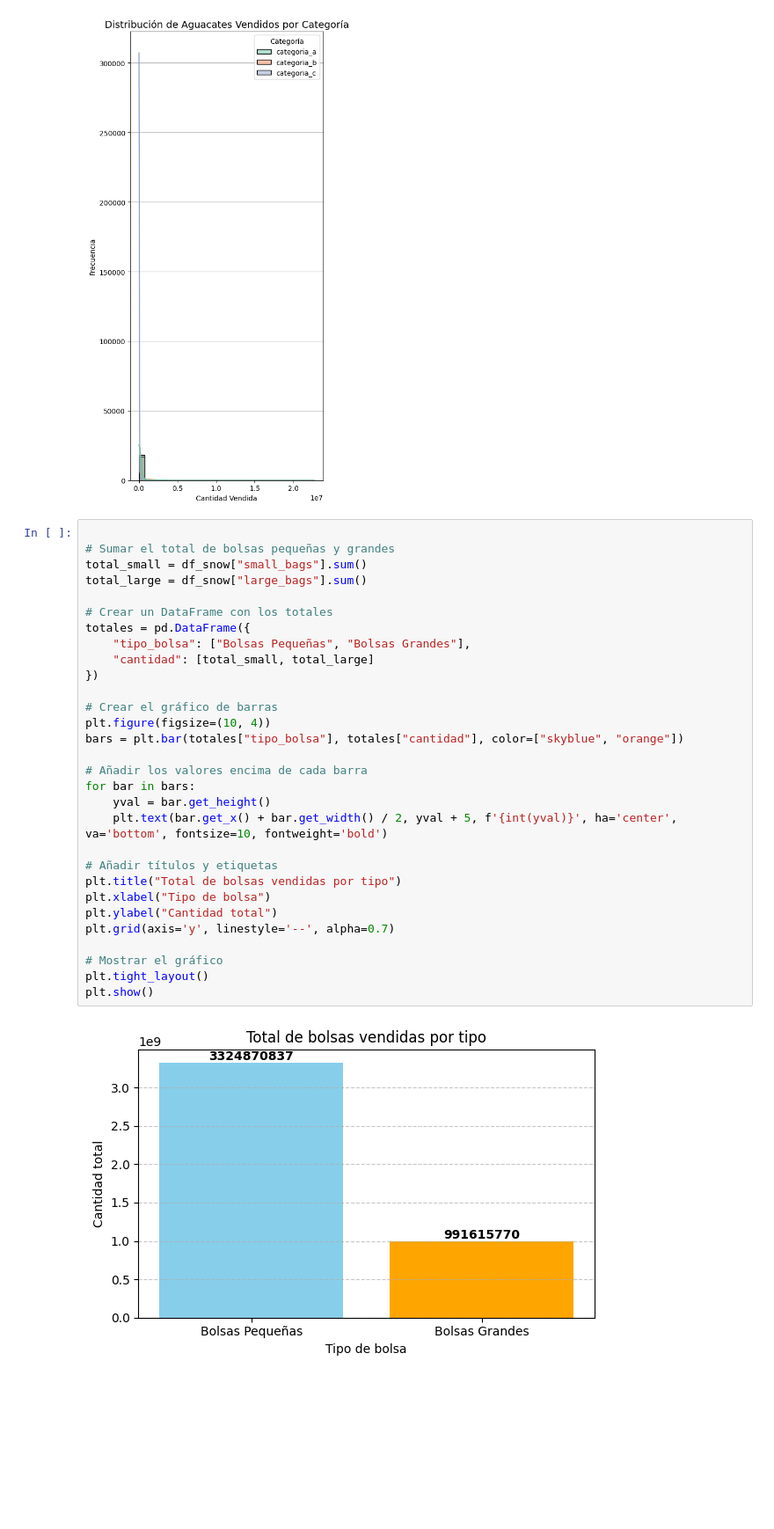
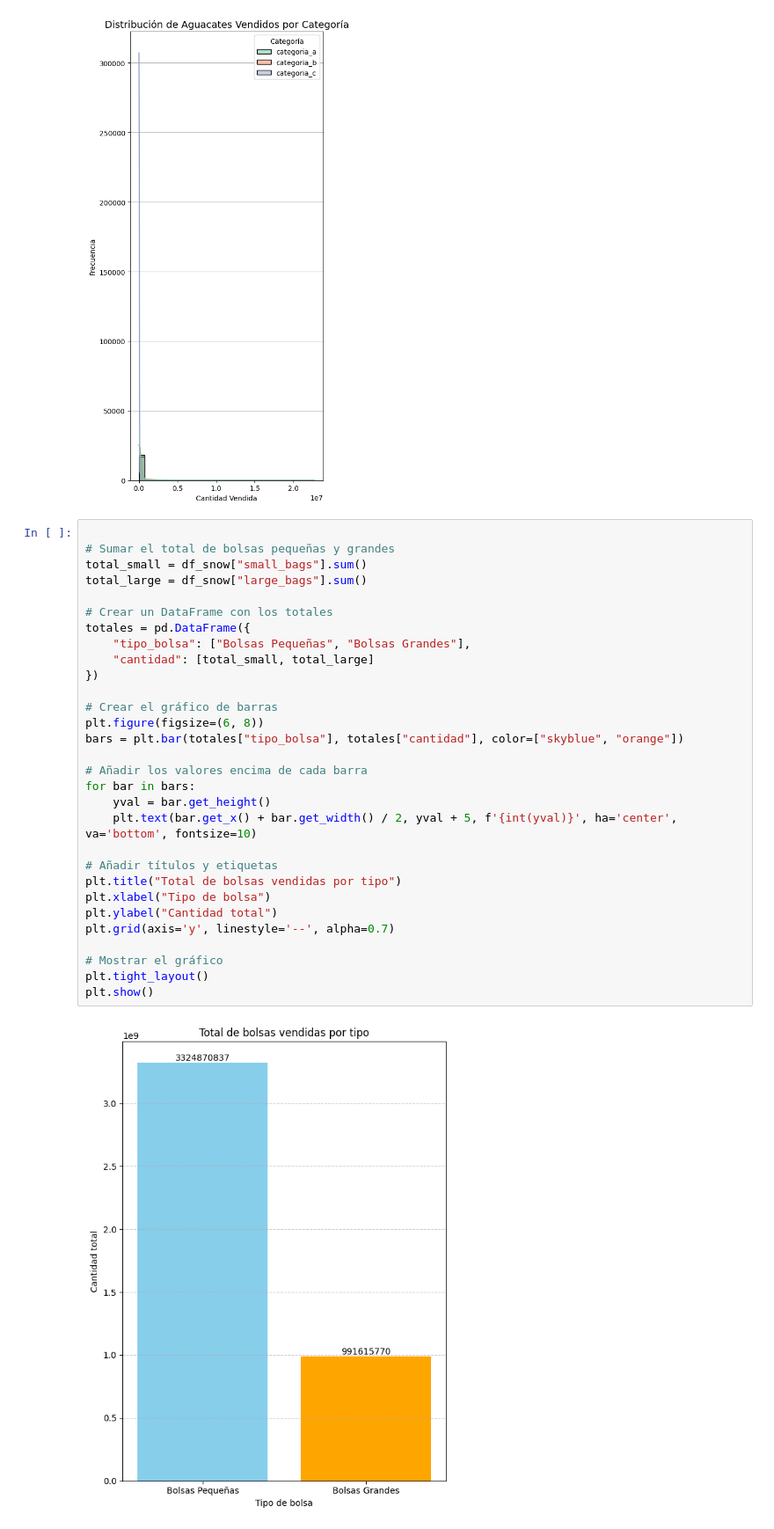
Before and after one commit to lauracoicue/Proyecto2_CDD, a Jupyter notebook: proyecto2.ipynb, the cells around one changed output. Shown at 88% size. Cells and saved outputs as stored; diff of their text form; blank space fills up the shorter version.

```diff
--- a/proyecto2.ipynb
+++ b/proyecto2.ipynb
@@ -269,32 +269,32 @@ plt.show()
 # %%
 
 # Sumar el total de bolsas pequeñas y grandes
 total_small = df_snow["small_bags"].sum()
 total_large = df_snow["large_bags"].sum()
 
 # Crear un DataFrame con los totales
 totales = pd.DataFrame({
     "tipo_bolsa": ["Bolsas Pequeñas", "Bolsas Grandes"],
     "cantidad": [total_small, total_large]
 })
 
 # Crear el gráfico de barras
-plt.figure(figsize=(10, 4))
+plt.figure(figsize=(6, 8))
 bars = plt.bar(totales["tipo_bolsa"], totales["cantidad"], color=["skyblue", "orange"])
 
 # Añadir los valores encima de cada barra
 for bar in bars:
     yval = bar.get_height()
-    plt.text(bar.get_x() + bar.get_width() / 2, yval + 5, f'{int(yval)}', ha='center', va='bottom', fontsize=10, fontweight='bold')
+    plt.text(bar.get_x() + bar.get_width() / 2, yval + 5, f'{int(yval)}', ha='center', va='bottom', fontsize=10)
 
 # Añadir títulos y etiquetas
 plt.title("Total de bolsas vendidas por tipo")
 plt.xlabel("Tipo de bolsa")
 plt.ylabel("Cantidad total")
 plt.grid(axis='y', linestyle='--', alpha=0.7)
 
 # Mostrar el gráfico
 plt.tight_layout()
 plt.show()
 # %% [output]
-[figure, old version]
+[figure, new version]
```
